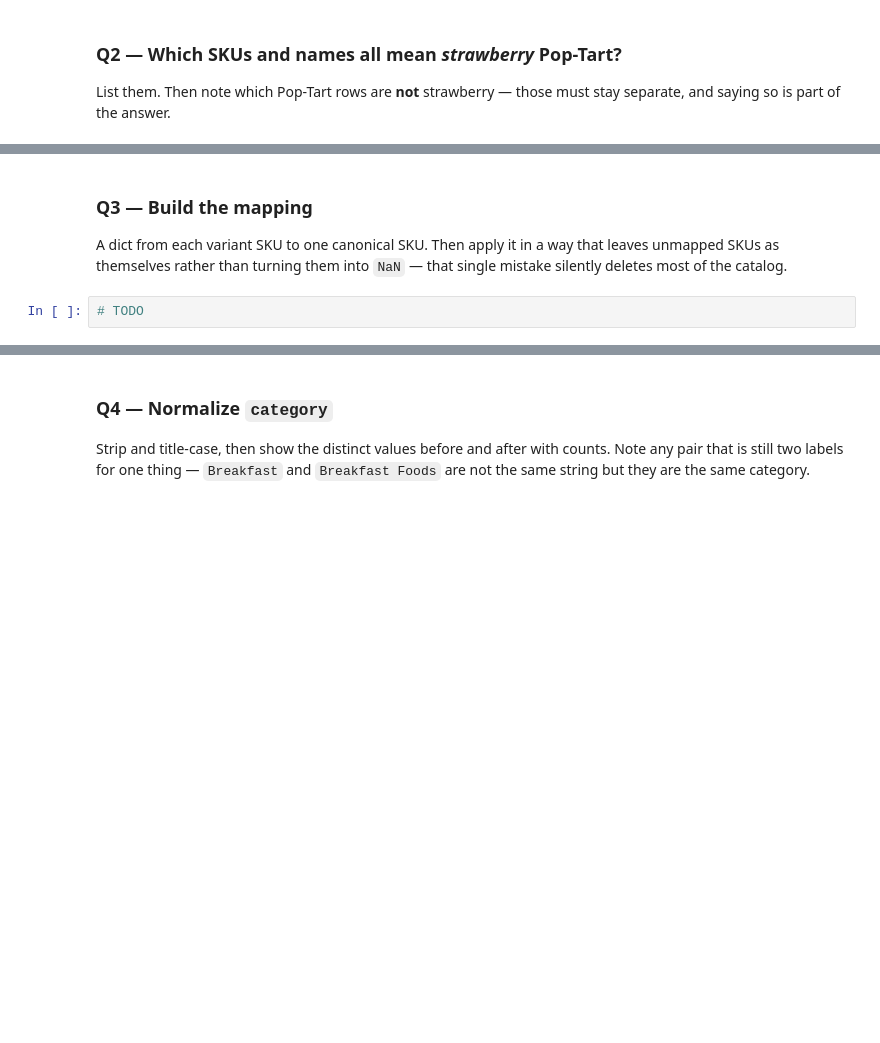
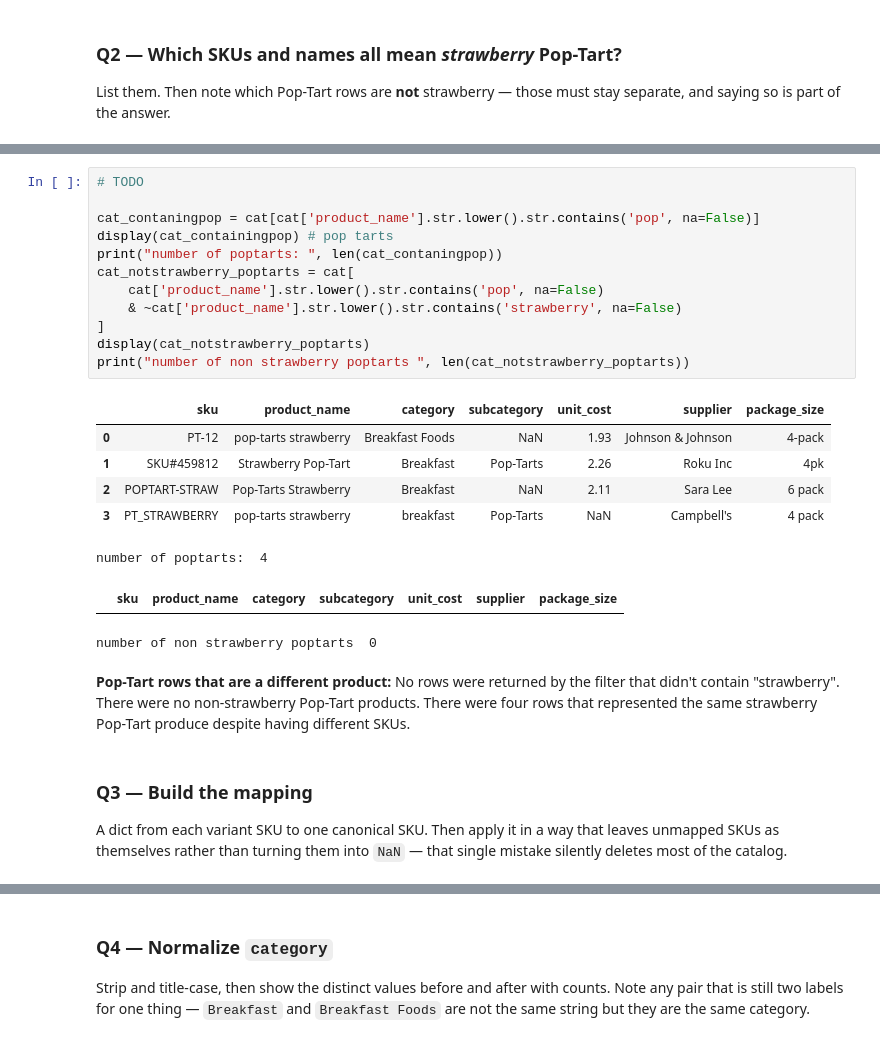
Before and after one commit to AdelineKwakye/ds2002-fa26, a Jupyter notebook: notebooks/05-etl-walmart/2026-10-16 — Walmart Warm-Up SKU Mess — Lab.ipynb, the cells around one changed output, grey strips where cells are left out. Saved outputs shown, nothing was run; the diff lists cells and outputs as text; blank space fills up the shorter version.

```diff
--- a/notebooks/05-etl-walmart/2026-10-16 — Walmart Warm-Up SKU Mess — Lab.ipynb
+++ b/notebooks/05-etl-walmart/2026-10-16 — Walmart Warm-Up SKU Mess — Lab.ipynb
@@ -38,6 +52,27 @@ List them. Then note which Pop-Tart rows are **not** strawberry — those must s
+# %%
+# TODO
+
+cat_contaningpop = cat[cat['product_name'].str.lower().str.contains('pop', na=False)]
+display(cat_containingpop) # pop tarts
+print("number of poptarts: ", len(cat_contaningpop))
+cat_notstrawberry_poptarts = cat[
+    cat['product_name'].str.lower().str.contains('pop', na=False)
+    & ~cat['product_name'].str.lower().str.contains('strawberry', na=False)
+]
+display(cat_notstrawberry_poptarts)
+print("number of non strawberry poptarts ", len(cat_notstrawberry_poptarts))
+# %% [output]
+|  | sku | product_name | category | subcategory | unit_cost | supplier | package_size |
+| 0 | PT-12 | pop-tarts strawberry | Breakfast Foods | NaN | 1.93 | Johnson & Johnson | 4-pack |
+| 1 | SKU#459812 | Strawberry Pop-Tart | Breakfast | Pop-Tarts | 2.26 | Roku Inc | 4pk |
+| 2 | POPTART-STRAW | Pop-Tarts Strawberry | Breakfast | NaN | 2.11 | Sara Lee | 6 pack |
+| 3 | PT_STRAWBERRY | pop-tarts strawberry | breakfast | Pop-Tarts | NaN | Campbell's | 4 pack |
+number of poptarts:  4
+|  | sku | product_name | category | subcategory | unit_cost | supplier | package_size |
+number of non strawberry poptarts  0
+# %% [markdown]
+**Pop-Tart rows that are a different product:**  No rows were returned by the filter that didn't contain "strawberry". There were no non-strawberry Pop-Tart products. There were four rows that represented the same strawberry Pop-Tart produce despite having different SKUs.
 # %% [markdown]
 ### Q3 — Build the mapping
 
 A dict from each variant SKU to one canonical SKU. Then apply it in a way that leaves unmapped SKUs as themselves rather than turning them into `NaN` — that single mistake silently deletes most of the catalog.
-# %%
-# TODO
```
Also changed, not shown: parts of 14 cells of this notebook.
